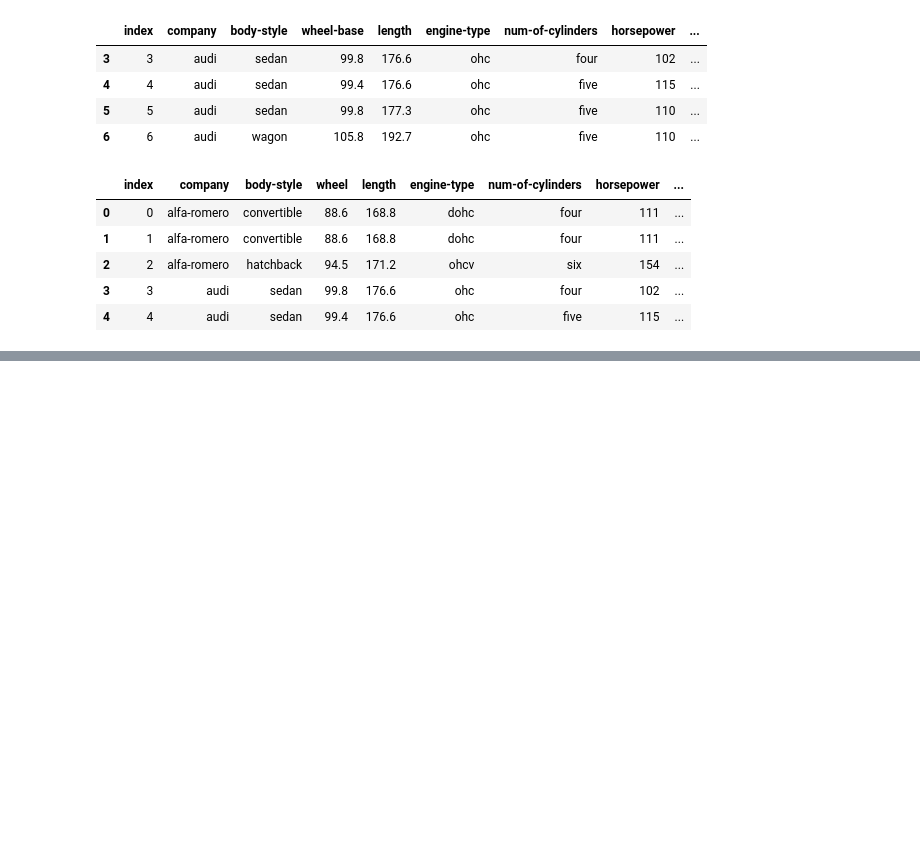
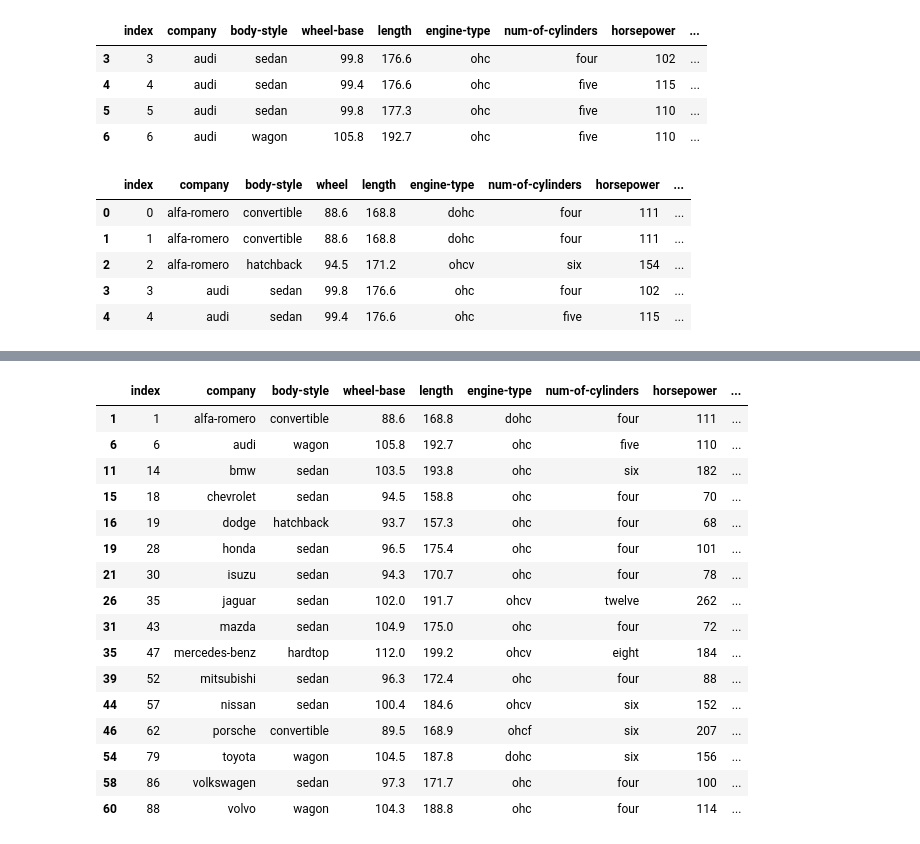
Before and after one commit to chaudhary-dotcom/Python-Beginning-, a Jupyter notebook: pandasDay1.ipynb, the cells around one changed output, grey strips where cells are left out. Cells and saved outputs as stored; diff of their text form; code cells hidden in the pictures; blank space fills up the shorter version.

```diff
--- a/pandasDay1.ipynb
+++ b/pandasDay1.ipynb
@@ -434,0 +672,21 @@ df.head()
+# %%
+most_expensive = df.loc[df.groupby('company')['price'].idxmax()]
+most_expensive
+# %% [output]
+|  | index | company | body-style | wheel-base | length | engine-type | num-of-cylinders | horsepower | ... |
+| 1 | 1 | alfa-romero | convertible | 88.6 | 168.8 | dohc | four | 111 | ... |
+| 6 | 6 | audi | wagon | 105.8 | 192.7 | ohc | five | 110 | ... |
+| 11 | 14 | bmw | sedan | 103.5 | 193.8 | ohc | six | 182 | ... |
+| 15 | 18 | chevrolet | sedan | 94.5 | 158.8 | ohc | four | 70 | ... |
+| 16 | 19 | dodge | hatchback | 93.7 | 157.3 | ohc | four | 68 | ... |
+| 19 | 28 | honda | sedan | 96.5 | 175.4 | ohc | four | 101 | ... |
+| 21 | 30 | isuzu | sedan | 94.3 | 170.7 | ohc | four | 78 | ... |
+| 26 | 35 | jaguar | sedan | 102.0 | 191.7 | ohcv | twelve | 262 | ... |
+| 31 | 43 | mazda | sedan | 104.9 | 175.0 | ohc | four | 72 | ... |
+| 35 | 47 | mercedes-benz | hardtop | 112.0 | 199.2 | ohcv | eight | 184 | ... |
+| 39 | 52 | mitsubishi | sedan | 96.3 | 172.4 | ohc | four | 88 | ... |
+| 44 | 57 | nissan | sedan | 100.4 | 184.6 | ohcv | six | 152 | ... |
+| 46 | 62 | porsche | convertible | 89.5 | 168.9 | ohcf | six | 207 | ... |
+| 54 | 79 | toyota | wagon | 104.5 | 187.8 | dohc | six | 156 | ... |
+| 58 | 86 | volkswagen | sedan | 97.3 | 171.7 | ohc | four | 100 | ... |
+| 60 | 88 | volvo | wagon | 104.3 | 188.8 | ohc | four | 114 | ... |
```
Also changed, not shown: parts of 22 cells of this notebook.
